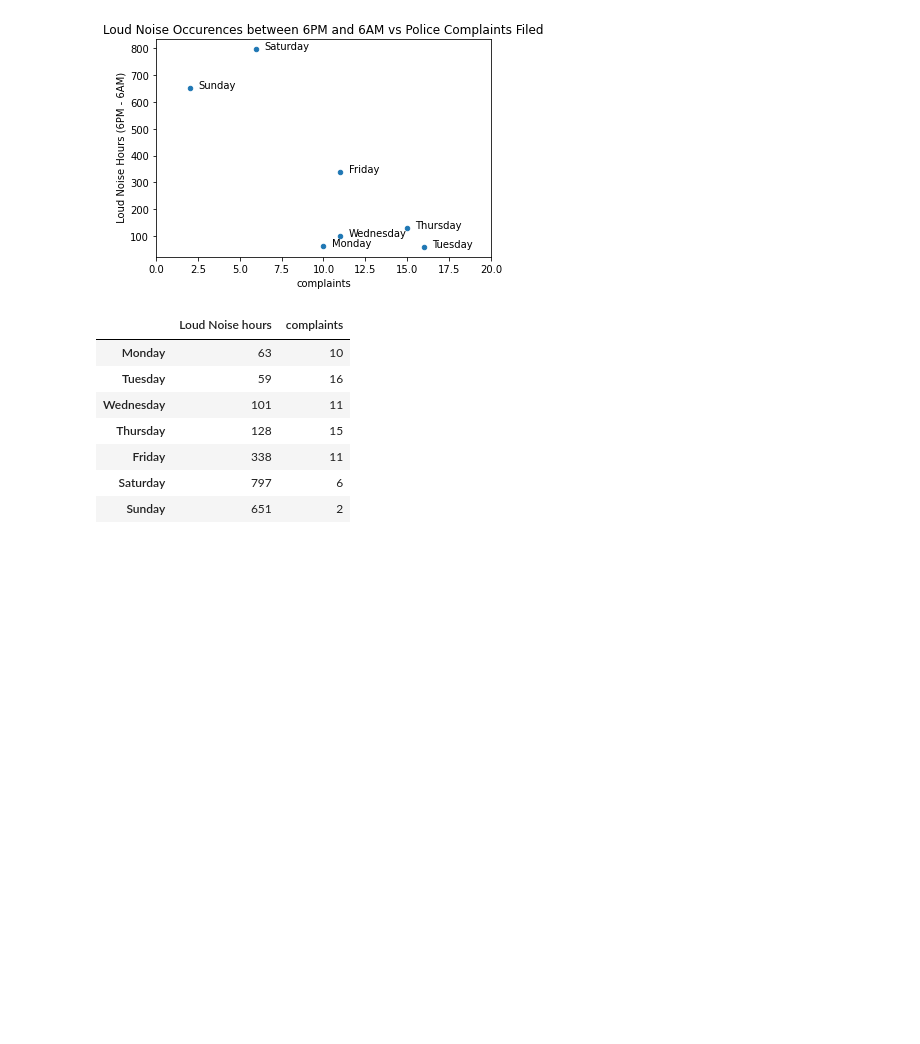
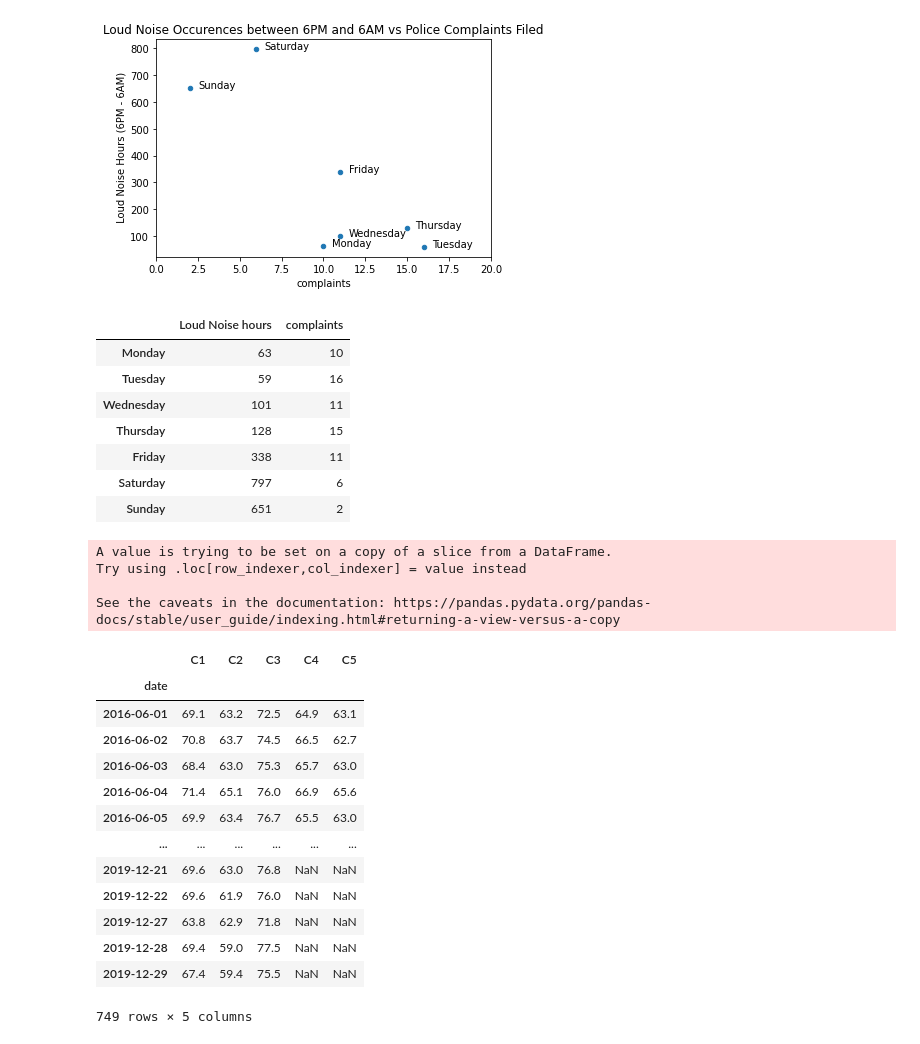
Before and after one commit to xssChauhan/torino-noise, a Jupyter notebook: Torino Data.ipynb, the cells around one changed output. Drawn from its saved outputs; the diff is of its cells as text; code cells hidden in the pictures; blank space fills up the shorter version.

```diff
--- a/Torino Data.ipynb
+++ b/Torino Data.ipynb
@@ -811,3 +811,31 @@ loud_noise_hour
 | Friday | 338 | 11 |
 | Saturday | 797 | 6 |
 | Sunday | 651 | 2 |
+# %%
+loud_noise_df["date"] = loud_noise_df.combined_datetime.map(
+    lambda s: s.date()
+)
+
+loud_noise_agg = loud_noise_df.groupby("date")[y_cols].agg("max")
+# %% [output]
+A value is trying to be set on a copy of a slice from a DataFrame.
+Try using .loc[row_indexer,col_indexer] = value instead
+
+See the caveats in the documentation: https://pandas.pydata.org/pandas-docs/stable/user_guide/indexing.html#returning-a-view-versus-a-copy
+# %%
+loud_noise_agg
+# %% [output]
+|  | C1 | C2 | C3 | C4 | C5 |
+| date |  |  |  |  |  |
+| 2016-06-01 | 69.1 | 63.2 | 72.5 | 64.9 | 63.1 |
+| 2016-06-02 | 70.8 | 63.7 | 74.5 | 66.5 | 62.7 |
+| 2016-06-03 | 68.4 | 63.0 | 75.3 | 65.7 | 63.0 |
+| 2016-06-04 | 71.4 | 65.1 | 76.0 | 66.9 | 65.6 |
+| 2016-06-05 | 69.9 | 63.4 | 76.7 | 65.5 | 63.0 |
+| ... | ... | ... | ... | ... | ... |
+| 2019-12-21 | 69.6 | 63.0 | 76.8 | NaN | NaN |
+| 2019-12-22 | 69.6 | 61.9 | 76.0 | NaN | NaN |
+| 2019-12-27 | 63.8 | 62.9 | 71.8 | NaN | NaN |
+| 2019-12-28 | 69.4 | 59.0 | 77.5 | NaN | NaN |
+| 2019-12-29 | 67.4 | 59.4 | 75.5 | NaN | NaN |
+749 rows × 5 columns
```
Also changed, not shown: parts of 8 cells of this notebook.
